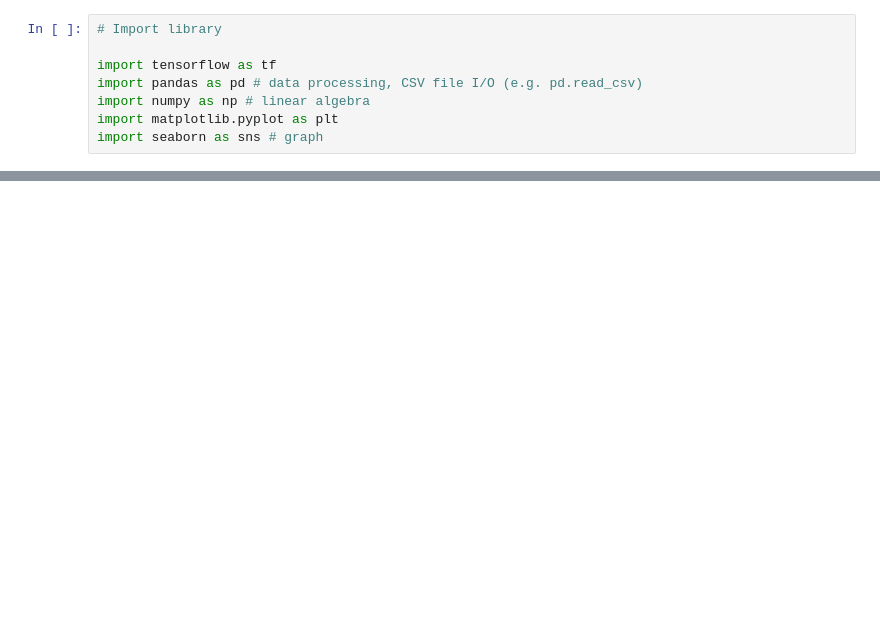
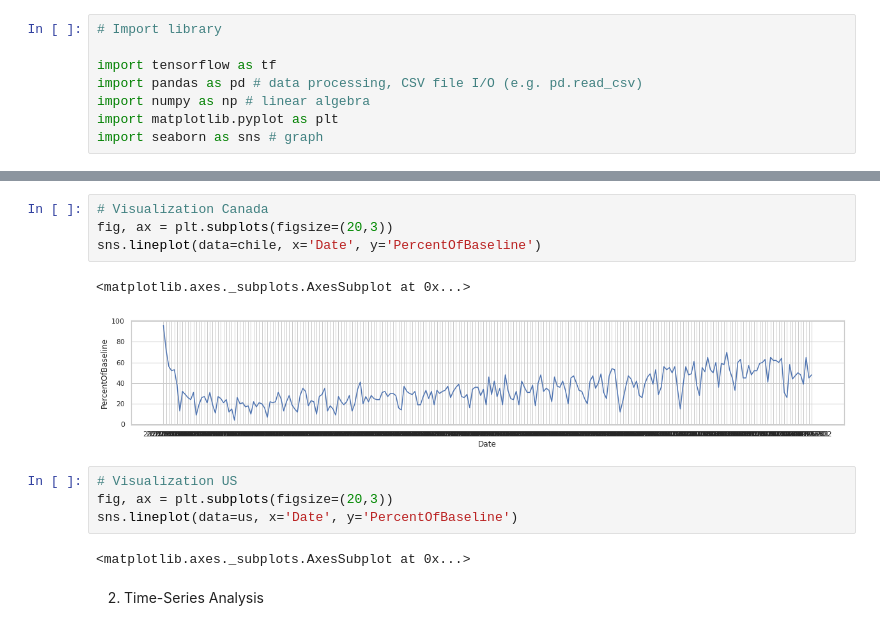
Before and after one commit to tiaherdi/Traffic-Sign-5, a Jupyter notebook: Traffic_Sign_5.ipynb, the cells around one changed output, grey strips where cells are left out. Drawn from its saved outputs; the diff is of its cells as text; blank space fills up the shorter version.

```diff
--- a/Traffic_Sign_5.ipynb
+++ b/Traffic_Sign_5.ipynb
@@ -78,0 +111,15 @@ us  = data_per_negara.get_group('United States of America (the)')
+# %%
+# Visualization Canada
+fig, ax = plt.subplots(figsize=(20,3))
+sns.lineplot(data=chile, x='Date', y='PercentOfBaseline')
+# %% [output]
+<matplotlib.axes._subplots.AxesSubplot at 0x...>
+[figure, added]
+# %%
+# Visualization US
+fig, ax = plt.subplots(figsize=(20,3))
+sns.lineplot(data=us, x='Date', y='PercentOfBaseline')
+# %% [output]
+<matplotlib.axes._subplots.AxesSubplot at 0x...>
+# %% [markdown]
+2. Time-Series Analysis
```
Also changed, not shown: parts of 16 cells of this notebook.
